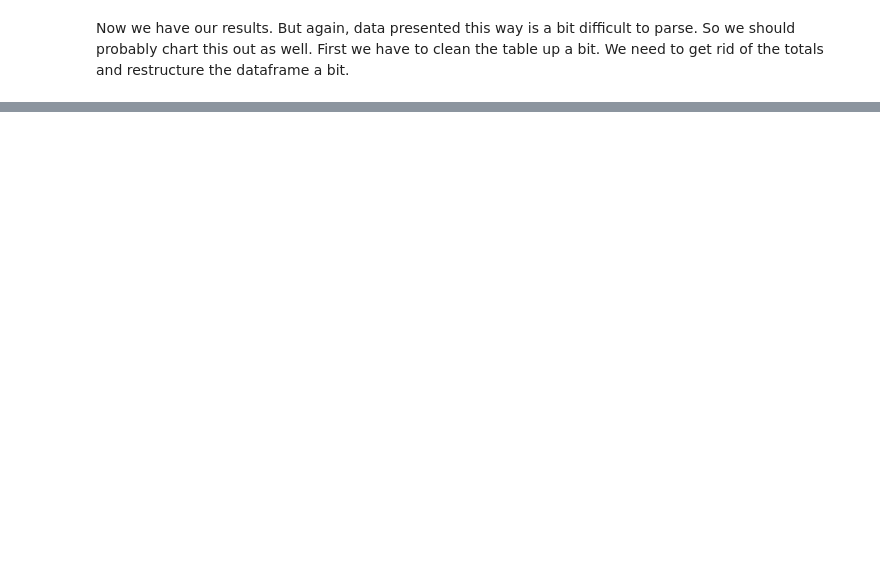
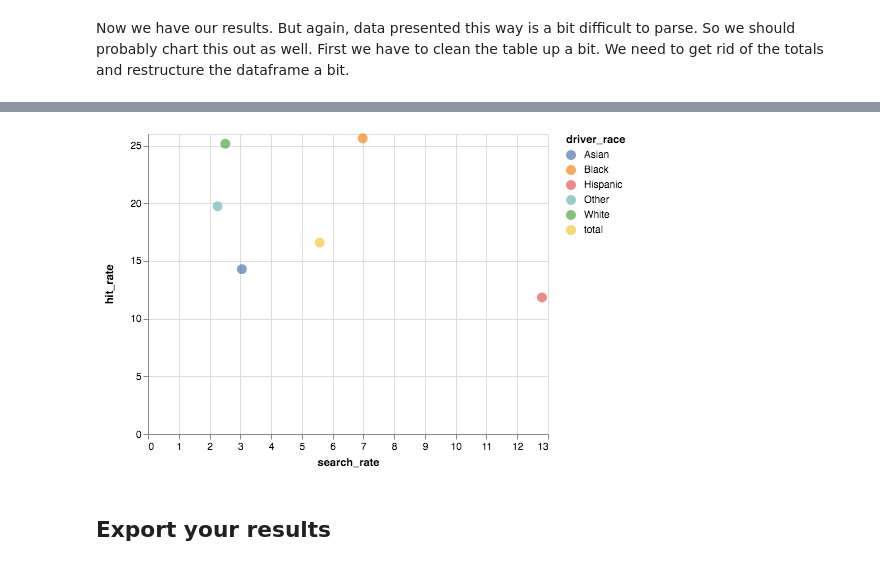
Before and after one commit to newshackaz/az_stops, a Jupyter notebook: completed_analysis.ipynb, the cells around one changed output, grey strips where cells are left out. Saved outputs shown, nothing was run; the diff lists cells and outputs as text; code cells hidden in the pictures; blank space fills up the shorter version.

```diff
--- a/completed_analysis.ipynb
+++ b/completed_analysis.ipynb
@@ -287,0 +443,14 @@ stops_by_sex_race
+# %%
+# create the pivot table
+hit_rates = pd.pivot_table(consent_searches,
+                           columns = 'contraband_found',
+                           index = 'driver_race',
+                           values = 'id',
+                           aggfunc = 'count',
+                           margins = True,
+                           margins_name = 'total')
+
+hit_rates = pd.DataFrame(hit_rates.to_records())
+# optional rename columns
+hit_rates.rename(columns = {'FALSE' : 'miss', 'TRUE' : 'hit'}, inplace = True)
+hit_rates
@@ -287,0 +465,5 @@ stops_by_sex_race
+# %%
+# calculate the hit rate
+hit_rates['hit_rate'] = (hit_rates['hit'] / hit_rates['total']) * 100
+
+hit_rates
@@ -287,0 +484,3 @@ stops_by_sex_race
+# %%
+combined = search_rates.merge(hit_rates, on = 'driver_race', how = 'inner')
+combined
@@ -287,0 +497,5 @@ stops_by_sex_race
+# %%
+combined.rename(columns = {'total_x' : 'traffic_stops'}, inplace = True)
+
+combined = combined[['driver_race', 'traffic_stops', 'consent_search', 'hit', 'search_rate', 'hit_rate']].copy()
+combined
@@ -287,0 +514,3 @@ stops_by_sex_race
+# %%
+alt.Chart(combined).mark_circle(size = 100).encode(x = 'search_rate', y = 'hit_rate', color = 'driver_race')
+# %% [output]
@@ -287,0 +518,3 @@ stops_by_sex_race
+[figure, added]
+# %% [markdown]
+## Export your results
```
Also changed, not shown: parts of 34 cells of this notebook.
